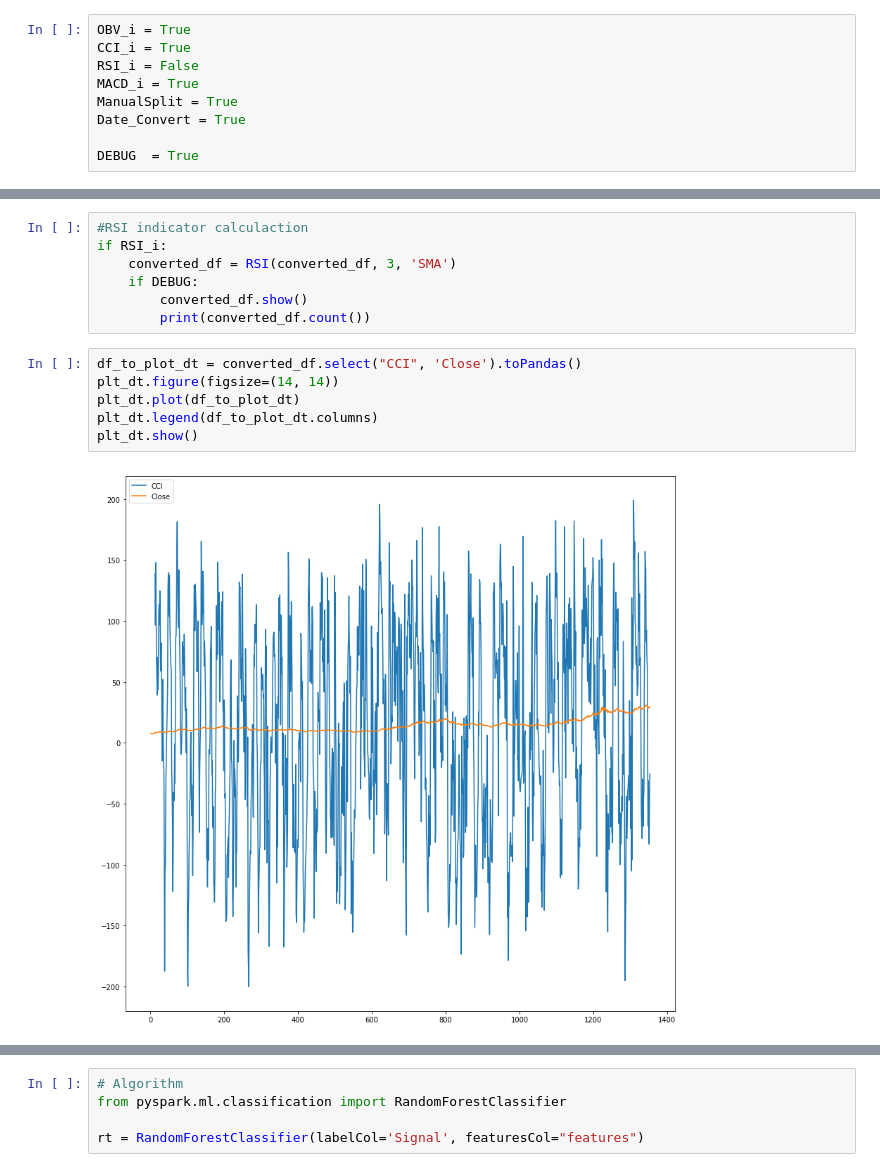
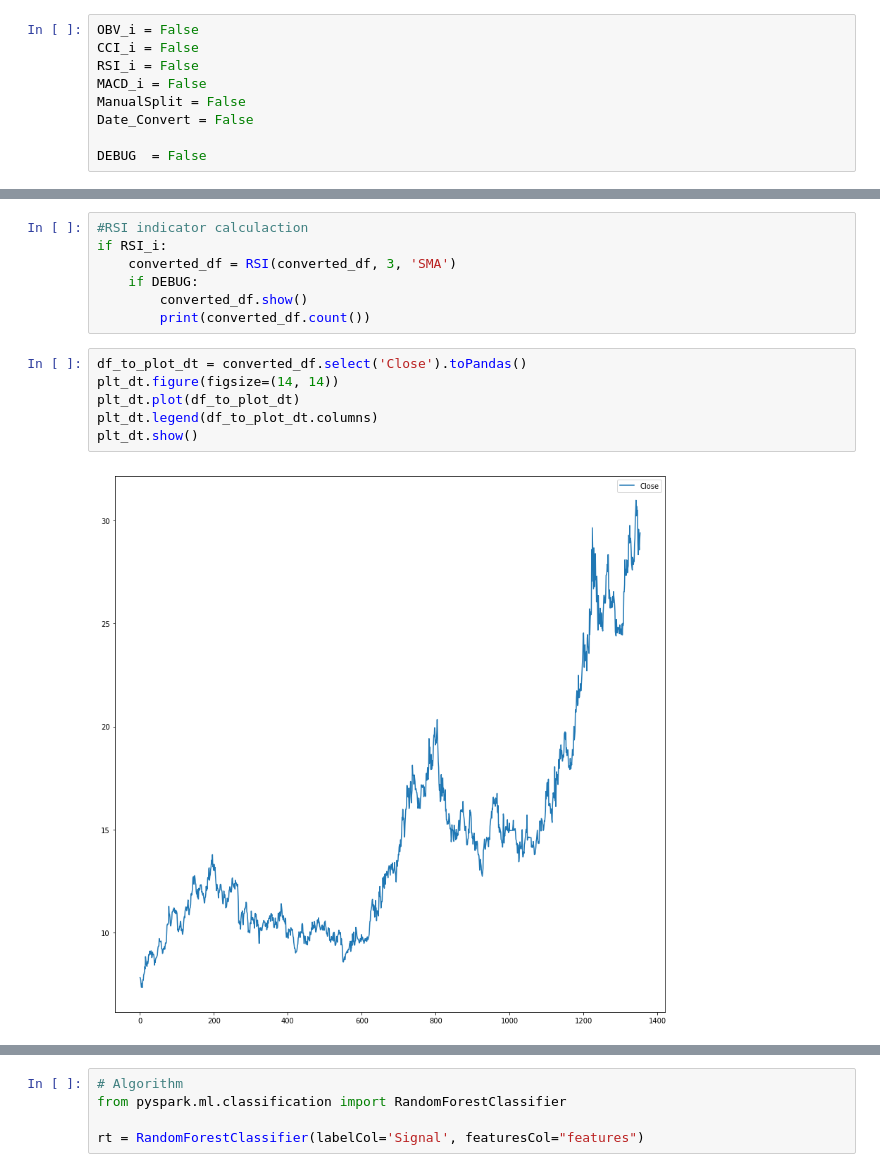
Before and after one commit to pzapo/spark, a Jupyter notebook: Spark - Classification.ipynb, the cells around one changed output, grey strips where cells are left out. Cells and saved outputs as stored; diff of their text form.

```diff
--- a/Spark - Classification.ipynb
+++ b/Spark - Classification.ipynb
@@ -22,14 +22,14 @@ import datetime
 import matplotlib.pyplot as plt
 import matplotlib.pyplot as plt_dt
 # %%
-OBV_i = True
-CCI_i = True
+OBV_i = False
+CCI_i = False
 RSI_i = False
-MACD_i = True
-ManualSplit = True
-Date_Convert = True
+MACD_i = False
+ManualSplit = False
+Date_Convert = False
 
-DEBUG  = True
+DEBUG  = False
 # %%
 def RSI(dataframe, window_length, avg_type, column='Close'):
     data = dataframe.toPandas()
@@ -278,13 +186,13 @@ if RSI_i:
         converted_df.show()
         print(converted_df.count())
 # %%
-df_to_plot_dt = converted_df.select("CCI", 'Close').toPandas()
+df_to_plot_dt = converted_df.select('Close').toPandas()
 plt_dt.figure(figsize=(14, 14))
 plt_dt.plot(df_to_plot_dt)
 plt_dt.legend(df_to_plot_dt.columns)
 plt_dt.show()
 # %% [output]
-[figure, old version]
+[figure, new version]
 # %%
 # Manuall split for training and validating data
 
```
Also changed, not shown: parts of 10 cells of this notebook.
